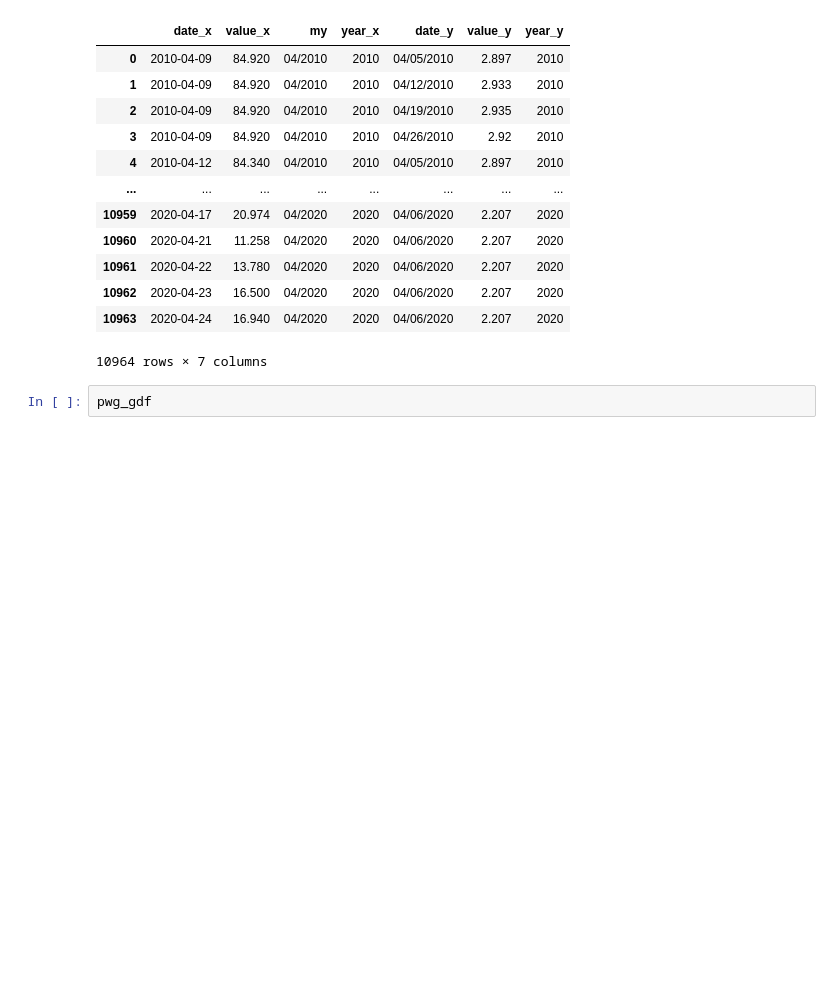
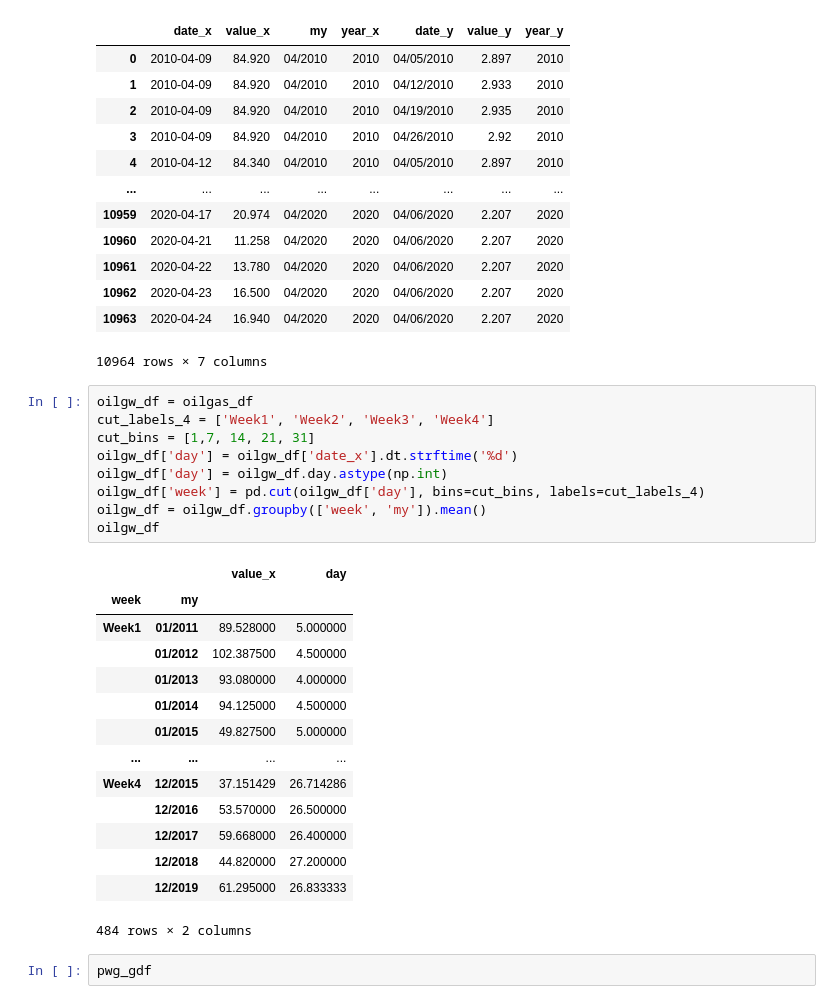
Before and after one commit to skotagiri95/Oil-and-Dollar-Value-Analysis-, a Jupyter notebook: Oil-cleanup.ipynb, the cells around one changed output. Cells and saved outputs as stored; diff of their text form; blank space fills up the shorter version.

```diff
--- a/Oil-cleanup.ipynb
+++ b/Oil-cleanup.ipynb
@@ -286,6 +286,30 @@ oilgas_df
 | 10962 | 2020-04-23 | 16.500 | 04/2020 | 2020 | 04/06/2020 | 2.207 | 2020 |
 | 10963 | 2020-04-24 | 16.940 | 04/2020 | 2020 | 04/06/2020 | 2.207 | 2020 |
 10964 rows × 7 columns
+# %%
+oilgw_df = oilgas_df
+cut_labels_4 = ['Week1', 'Week2', 'Week3', 'Week4']
+cut_bins = [1,7, 14, 21, 31]
+oilgw_df['day'] = oilgw_df['date_x'].dt.strftime('%d')
+oilgw_df['day'] = oilgw_df.day.astype(np.int)
+oilgw_df['week'] = pd.cut(oilgw_df['day'], bins=cut_bins, labels=cut_labels_4)
+oilgw_df = oilgw_df.groupby(['week', 'my']).mean()
+oilgw_df
+# %% [output]
+|  |  | value_x | day |
+| week | my |  |  |
+| Week1 | 01/2011 | 89.528000 | 5.000000 |
+|  | 01/2012 | 102.387500 | 4.500000 |
+|  | 01/2013 | 93.080000 | 4.000000 |
+|  | 01/2014 | 94.125000 | 4.500000 |
+|  | 01/2015 | 49.827500 | 5.000000 |
+| ... | ... | ... | ... |
+| Week4 | 12/2015 | 37.151429 | 26.714286 |
+|  | 12/2016 | 53.570000 | 26.500000 |
+|  | 12/2017 | 59.668000 | 26.400000 |
+|  | 12/2018 | 44.820000 | 27.200000 |
+|  | 12/2019 | 61.295000 | 26.833333 |
+484 rows × 2 columns
 # %%
 pwg_gdf
 # %% [output]
```
Also changed, not shown: parts of 7 cells of this notebook, 3 other files.
